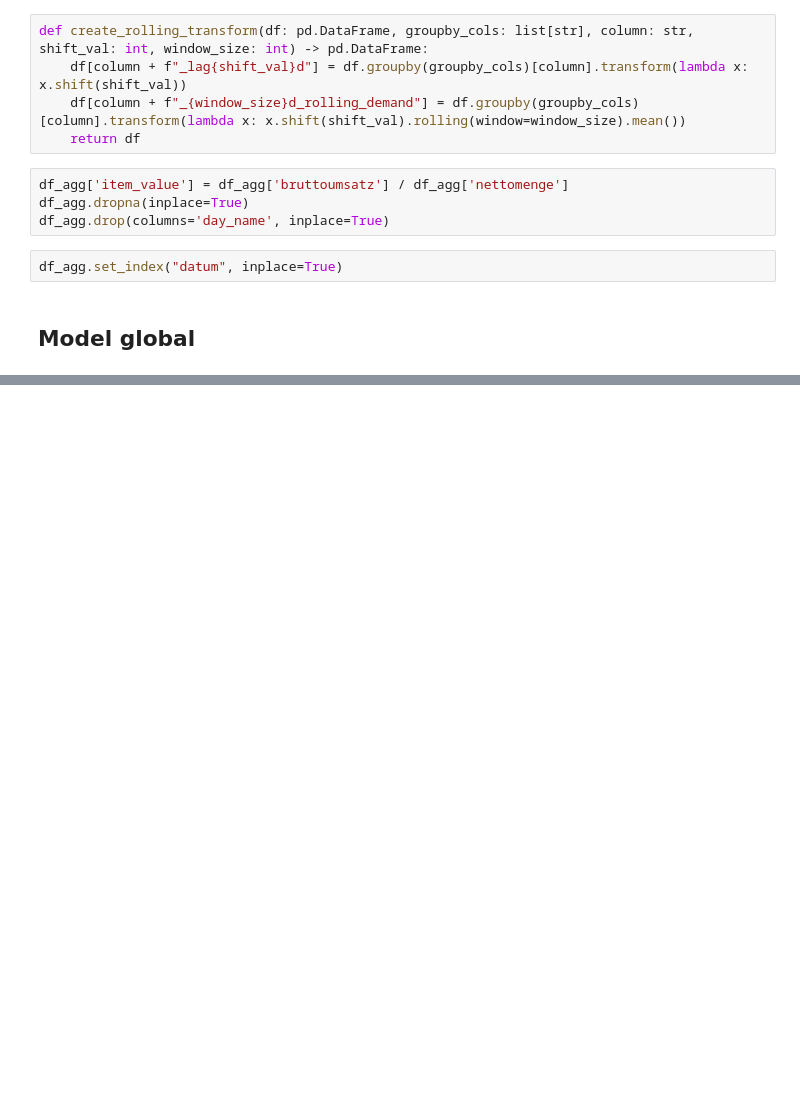
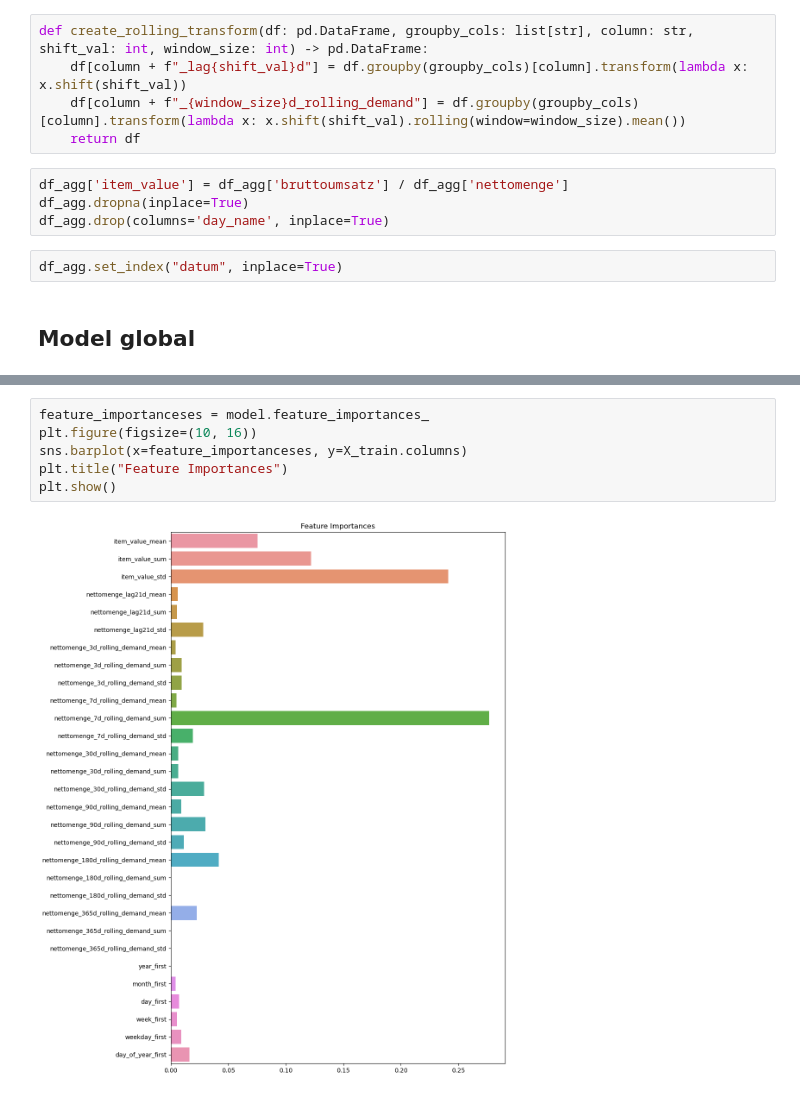
Before and after one commit to FlorianWolff95/DHBW_BI_S24, a Jupyter notebook: ML_Fallstudie_Online_Barber_Shop.ipynb, the cells around one changed output, grey strips where cells are left out. Cells and saved outputs as stored; diff of their text form; blank space fills up the shorter version.

```diff
--- a/ML_Fallstudie_Online_Barber_Shop.ipynb
+++ b/ML_Fallstudie_Online_Barber_Shop.ipynb
@@ -411,0 +442,8 @@ plt.show()
+# %%
+feature_importanceses = model.feature_importances_
+plt.figure(figsize=(10, 16))
+sns.barplot(x=feature_importanceses, y=X_train.columns)
+plt.title("Feature Importances")
+plt.show()
+# %% [output]
+[figure, added]
```
Also changed, not shown: parts of 7 cells of this notebook.
